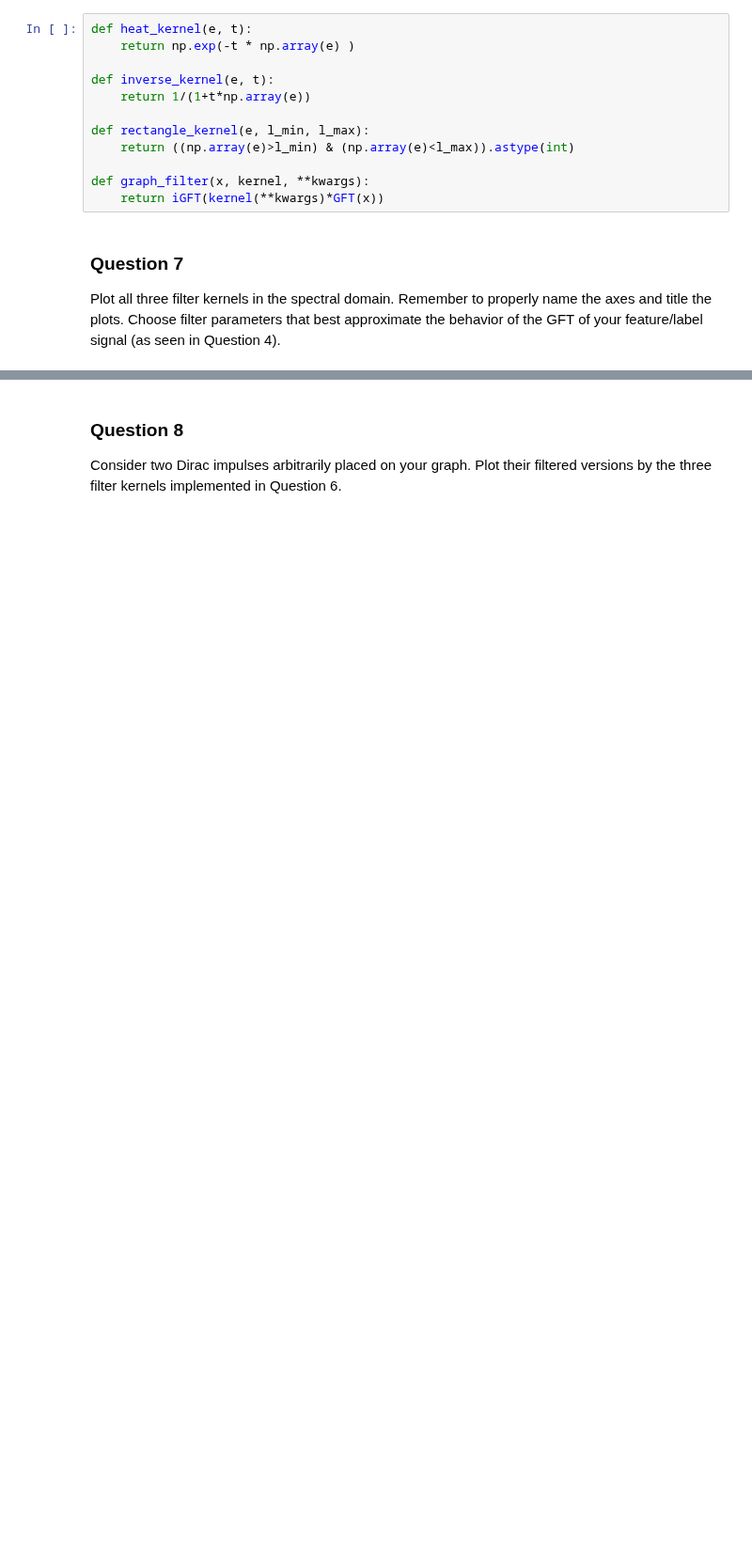
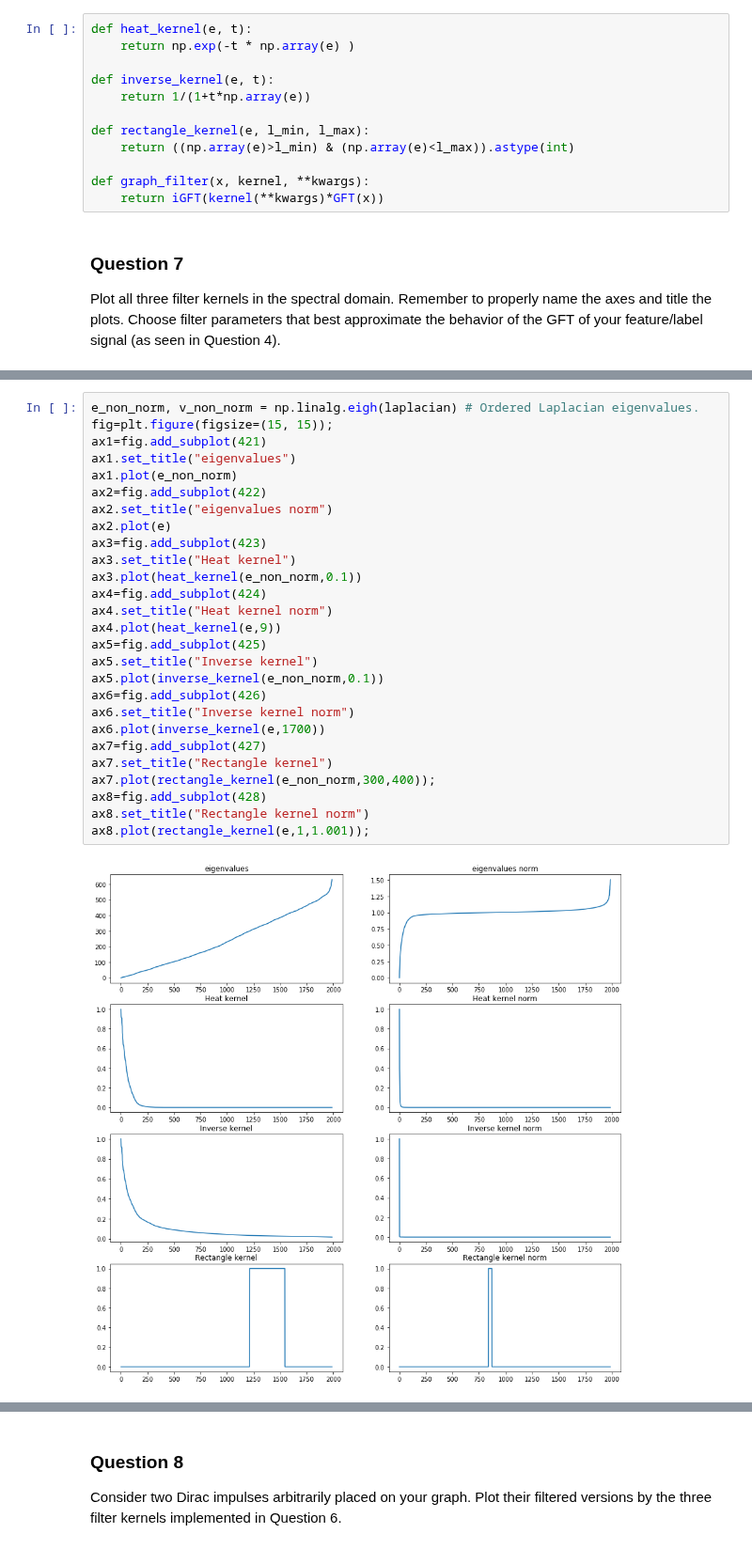
Before and after one commit to TTimTT/NTDS_Project, a Jupyter notebook: milestone_4/joachim_4_graph_signal_processing.ipynb, the cells around one changed output, grey strips where cells are left out. Shown at 94% size. Drawn from its saved outputs; the diff is of its cells as text; blank space fills up the shorter version.

```diff
--- a/milestone_4/joachim_4_graph_signal_processing.ipynb
+++ b/milestone_4/joachim_4_graph_signal_processing.ipynb
@@ -225,0 +231,29 @@ plt.plot(rectangle_kernel(e,200,400))
+# %%
+e_non_norm, v_non_norm = np.linalg.eigh(laplacian) # Ordered Laplacian eigenvalues.
+fig=plt.figure(figsize=(15, 15));
+ax1=fig.add_subplot(421)
+ax1.set_title("eigenvalues")
+ax1.plot(e_non_norm)
+ax2=fig.add_subplot(422)
+ax2.set_title("eigenvalues norm")
+ax2.plot(e)
+ax3=fig.add_subplot(423)
+ax3.set_title("Heat kernel")
+ax3.plot(heat_kernel(e_non_norm,0.1))
+ax4=fig.add_subplot(424)
+ax4.set_title("Heat kernel norm")
+ax4.plot(heat_kernel(e,9))
+ax5=fig.add_subplot(425)
+ax5.set_title("Inverse kernel")
+ax5.plot(inverse_kernel(e_non_norm,0.1))
+ax6=fig.add_subplot(426)
+ax6.set_title("Inverse kernel norm")
+ax6.plot(inverse_kernel(e,1700))
+ax7=fig.add_subplot(427)
+ax7.set_title("Rectangle kernel")
+ax7.plot(rectangle_kernel(e_non_norm,300,400));
+ax8=fig.add_subplot(428)
+ax8.set_title("Rectangle kernel norm")
+ax8.plot(rectangle_kernel(e,1,1.001));
+# %% [output]
+[figure, added]
```
Also changed, not shown: parts of 14 cells of this notebook.
